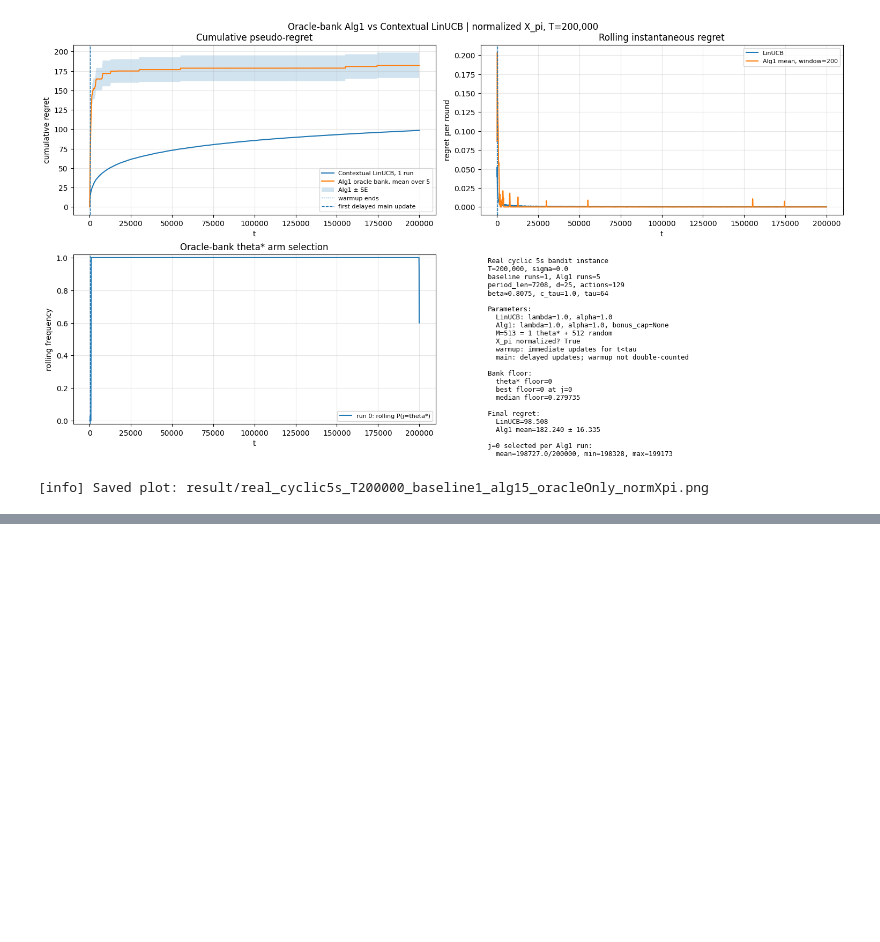
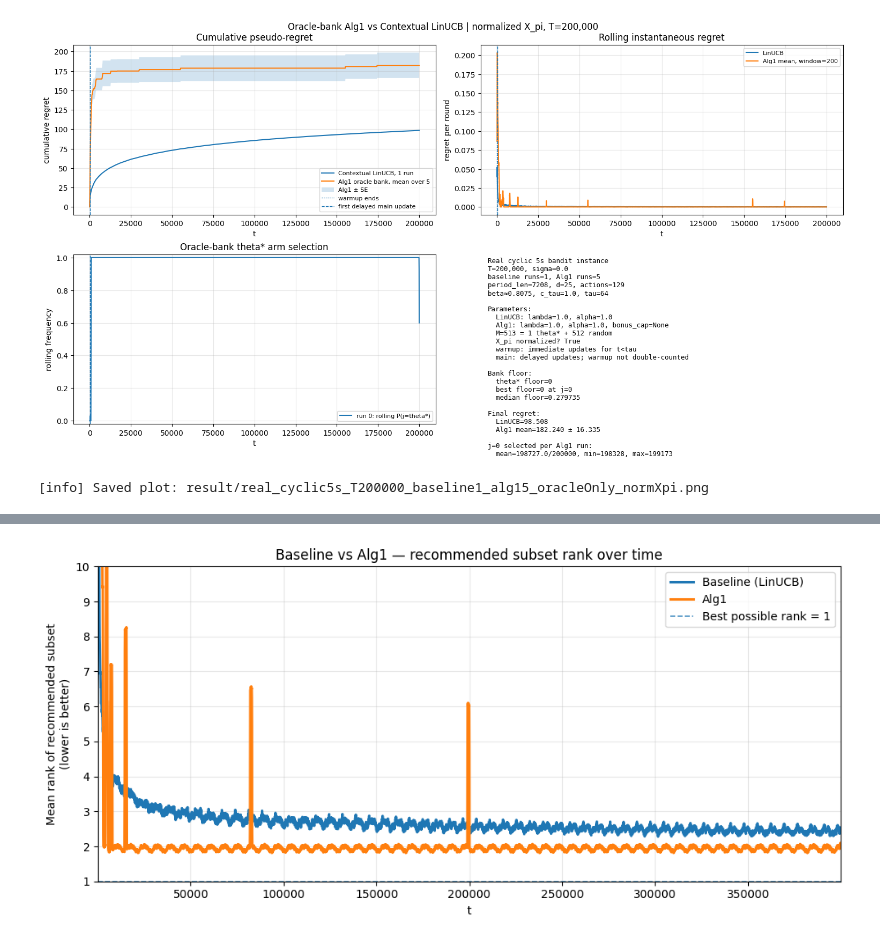
Before and after one commit to kaanbkalayci/MarkovianBandits, a Jupyter notebook: notebooks/Vehicle-Bandit_instance.ipynb, the cells around one changed output, grey strips where cells are left out. Saved outputs shown, nothing was run; the diff lists cells and outputs as text; code cells hidden in the pictures; blank space fills up the shorter version.

```diff
--- a/notebooks/Vehicle-Bandit_instance.ipynb
+++ b/notebooks/Vehicle-Bandit_instance.ipynb
@@ -5024,0 +6085,81 @@ print(f"[info] Saved plot: {plot_path}")
+# %%
+# One clean plot from the saved rank CSV:
+# baseline vs Alg1 only, y-axis zoomed to ranks 1..10
+
+from pathlib import Path
+import glob
+import pandas as pd
+import numpy as np
+import matplotlib.pyplot as plt
+
+# --------------------------------------------------
+# Pick the CSV you want
+# --------------------------------------------------
+# Option 1: set it manually
+# csv_path = r"results_csv/real_cyclic5s_ACTUAL_UTILITY_T400000_rank_window1000_sameRun_baseline1_alg15.csv"
+
+# Option 2: auto-pick the newest matching rank CSV
+cands = sorted(
+    glob.glob("results_csv/*ACTUAL_UTILITY*rank_window*.csv"),
+    key=lambda p: Path(p).stat().st_mtime
+)
+assert len(cands) > 0, "No matching rank CSV found in results_csv/"
+csv_path = cands[-1]
+
+df = pd.read_csv(csv_path)
+print("Using:", csv_path)
+
+# --------------------------------------------------
+# Read columns robustly
+# --------------------------------------------------
+# expected columns from previous save:
+# t
+# rank_linucb_smooth
+# rank_alg1_smooth
+# (possibly also rank_linucb_mean, rank_alg1_mean, etc.)
+
+t = df["t"].to_numpy()
+
+if "rank_linucb_smooth" in df.columns:
+    y_base = df["rank_linucb_smooth"].to_numpy()
+elif "rank_linucb_mean" in df.columns:
+    y_base = df["rank_linucb_mean"].to_numpy()
+else:
+    raise ValueError("Could not find baseline rank column in CSV.")
+
+if "rank_alg1_smooth" in df.columns:
+    y_alg1 = df["rank_alg1_smooth"].to_numpy()
+elif "rank_alg1_mean" in df.columns:
+    y_alg1 = df["rank_alg1_mean"].to_numpy()
+else:
+    raise ValueError("Could not find Alg1 rank column in CSV.")
+
+# --------------------------------------------------
+# Optional light thinning for faster plotting only
+# --------------------------------------------------
+plot_every = max(1, len(df) // 5000)
+tt = t[::plot_every]
+bb = y_base[::plot_every]
+aa = y_alg1[::plot_every]
+
+# --------------------------------------------------
+# Plot
+# --------------------------------------------------
+plt.figure(figsize=(10, 4.8))
+plt.plot(tt, bb, linewidth=2.2, label="Baseline (LinUCB)")
+plt.plot(tt, aa, linewidth=2.2, label="Alg1")
+
+plt.axhline(1, linestyle="--", linewidth=1.2, alpha=0.8, label="Best possible rank = 1")
+
+plt.ylim(1, 10)
+plt.yticks(np.arange(1, 11, 1))
+plt.xlim(tt[0], tt[-1])
+
+plt.xlabel("t")
+plt.ylabel("Mean rank of recommended subset\n(lower is better)")
+plt.title("Baseline vs Alg1 — recommended subset rank over time")
+plt.grid(True, alpha=0.3)
+plt.legend()
+plt.tight_layout()
+plt.show()
+# %% [output]
@@ -5024,0 +6167 @@ print(f"[info] Saved plot: {plot_path}")
+[figure, added]
```
Also changed, not shown: parts of 6 cells of this notebook, 10 other files.
